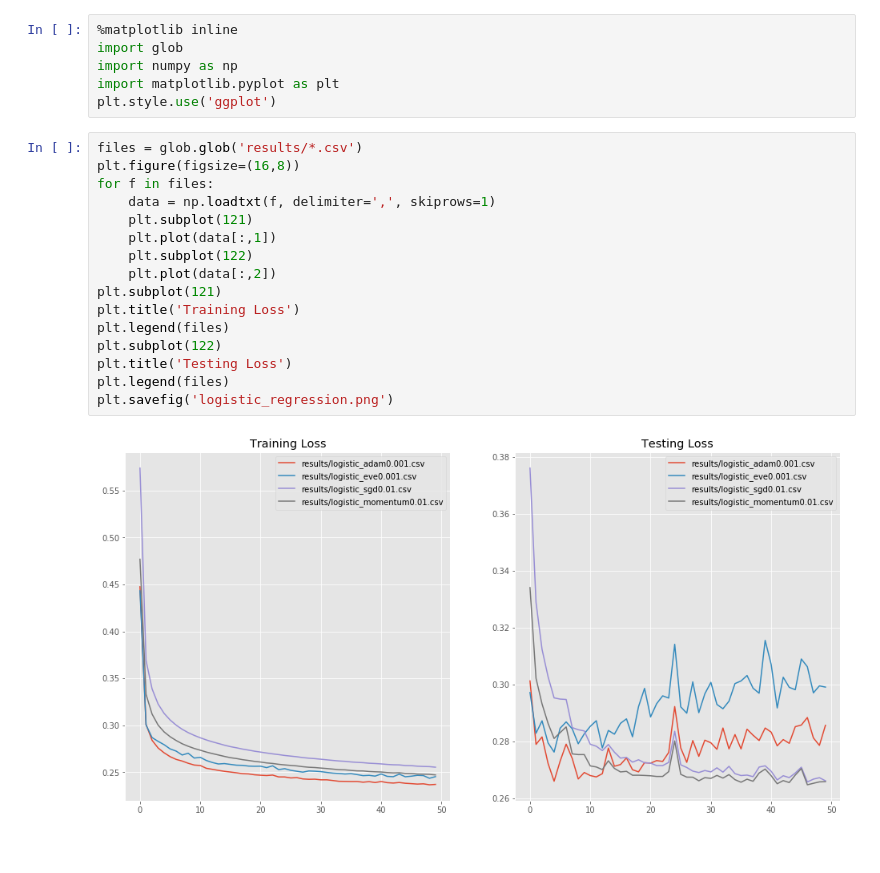
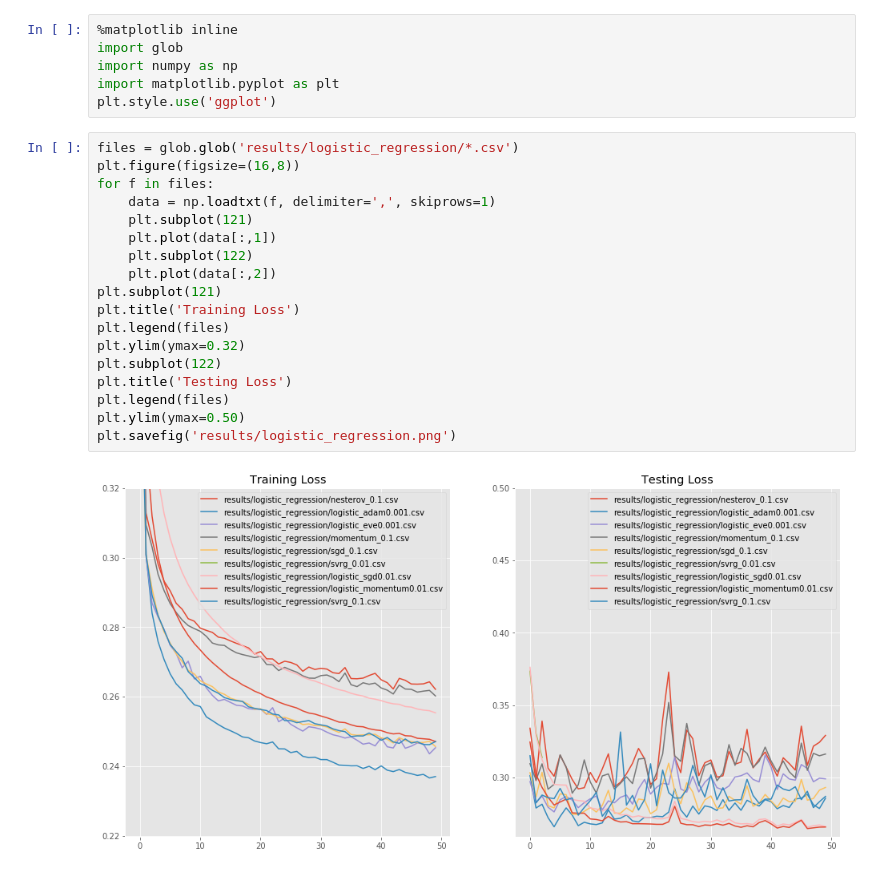
Before and after one commit to gabrielhuang/snakegd, a Jupyter notebook: Plot Results.ipynb, the cells around one changed output. Saved outputs shown, nothing was run; the diff lists cells and outputs as text.

```diff
--- a/Plot Results.ipynb
+++ b/Plot Results.ipynb
@@ -5,20 +5,22 @@ import numpy as np
 import matplotlib.pyplot as plt
 plt.style.use('ggplot')
 # %%
-files = glob.glob('results/*.csv')
+files = glob.glob('results/logistic_regression/*.csv')
 plt.figure(figsize=(16,8))
 for f in files:
     data = np.loadtxt(f, delimiter=',', skiprows=1)
     plt.subplot(121)
     plt.plot(data[:,1])
     plt.subplot(122)
     plt.plot(data[:,2])
 plt.subplot(121)
 plt.title('Training Loss')
 plt.legend(files)
+plt.ylim(ymax=0.32)
 plt.subplot(122)
 plt.title('Testing Loss')
 plt.legend(files)
-plt.savefig('logistic_regression.png')
+plt.ylim(ymax=0.50)
+plt.savefig('results/logistic_regression.png')
 # %% [output]
-[figure, old version]
+[figure, new version]
```
Also changed, not shown: parts of 1 cell of this notebook, 1 other file.
